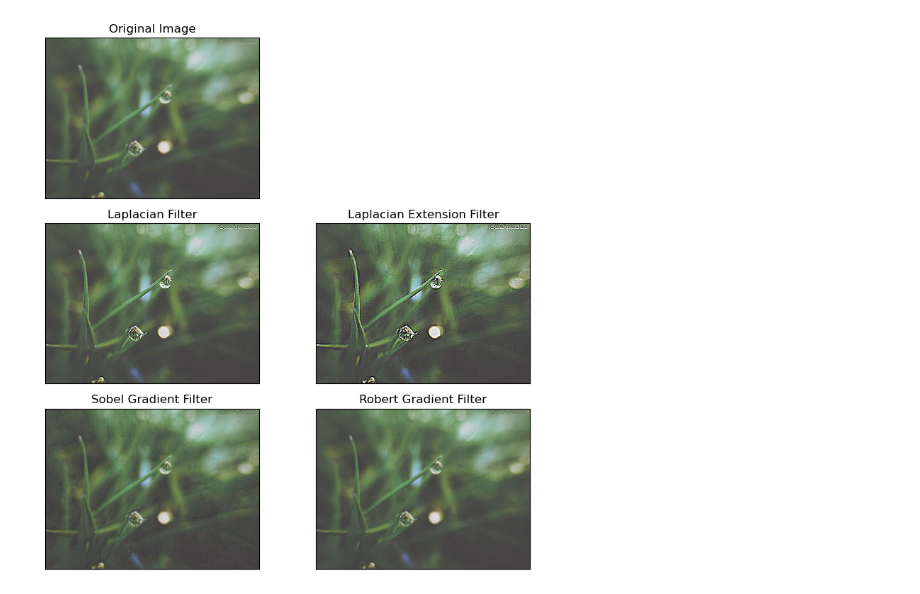
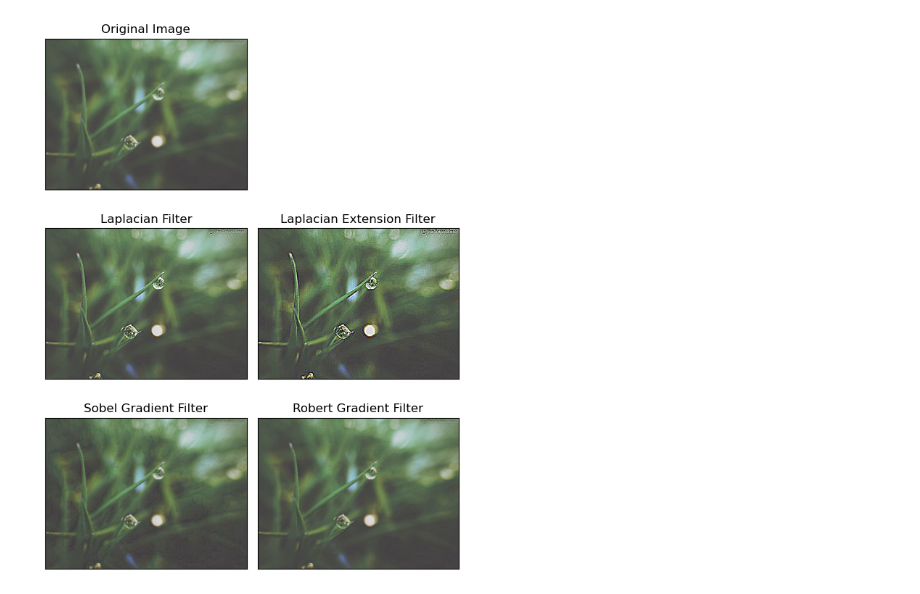
Before and after one commit to ExitedState/2301368-img_proc_lab, a Jupyter notebook: Assignment #3/Q2/LAB3_q2.ipynb, the cells around one changed output. Drawn from its saved outputs; the diff is of its cells as text; code cells hidden in the pictures.

```diff
--- a/Assignment #3/Q2/LAB3_q2.ipynb
+++ b/Assignment #3/Q2/LAB3_q2.ipynb
@@ -83,32 +83,32 @@ def apply_filter(image, filter_function):
 # %%
 # Load image
 blurred_image = cv2.imread("../original_images/blurred_image.jpg")
 # Apply the sharpening filters to the color image
 laplacian = apply_filter(blurred_image, apply_laplacian_filter)
 laplacian_extension = apply_filter(blurred_image, apply_laplacian_extension_filter)
 gradient_sobel = apply_filter(blurred_image, apply_sobel_gradient_filter)
 gradient_robert = apply_filter(blurred_image, apply_robert_gradient_filter_sharpened)
 
 # Save the output images
 cv2.imwrite(f"./OUTPUT/laplacian.png", laplacian)
 cv2.imwrite(f"./OUTPUT/laplacianExtension.png", laplacian_extension)
 cv2.imwrite(f"./OUTPUT/gradientSobel.png", gradient_sobel)
 cv2.imwrite(f"./OUTPUT/gradientRobert.png", gradient_robert)
 
 # Display the results
-plt.figure(figsize=(8, 8))
+plt.figure(figsize=(6, 8))
 plt.subplot(3, 2, 1), plt.imshow(blurred_image)
 plt.title('Original Image'), plt.xticks([]), plt.yticks([])
 plt.subplot(3, 2, 3), plt.imshow(laplacian)
 plt.title('Laplacian Filter'), plt.xticks([]), plt.yticks([])
 plt.subplot(3, 2, 4), plt.imshow(laplacian_extension)
 plt.title('Laplacian Extension Filter'), plt.xticks([]), plt.yticks([])
 plt.subplot(3, 2, 5), plt.imshow(gradient_sobel)
 plt.title('Sobel Gradient Filter'), plt.xticks([]), plt.yticks([])
 plt.subplot(3, 2, 6), plt.imshow(gradient_robert)
 plt.title('Robert Gradient Filter'), plt.xticks([]), plt.yticks([])
 
 plt.tight_layout()
 plt.show()
 # %% [output]
-[figure, old version]
+[figure, new version]
```
